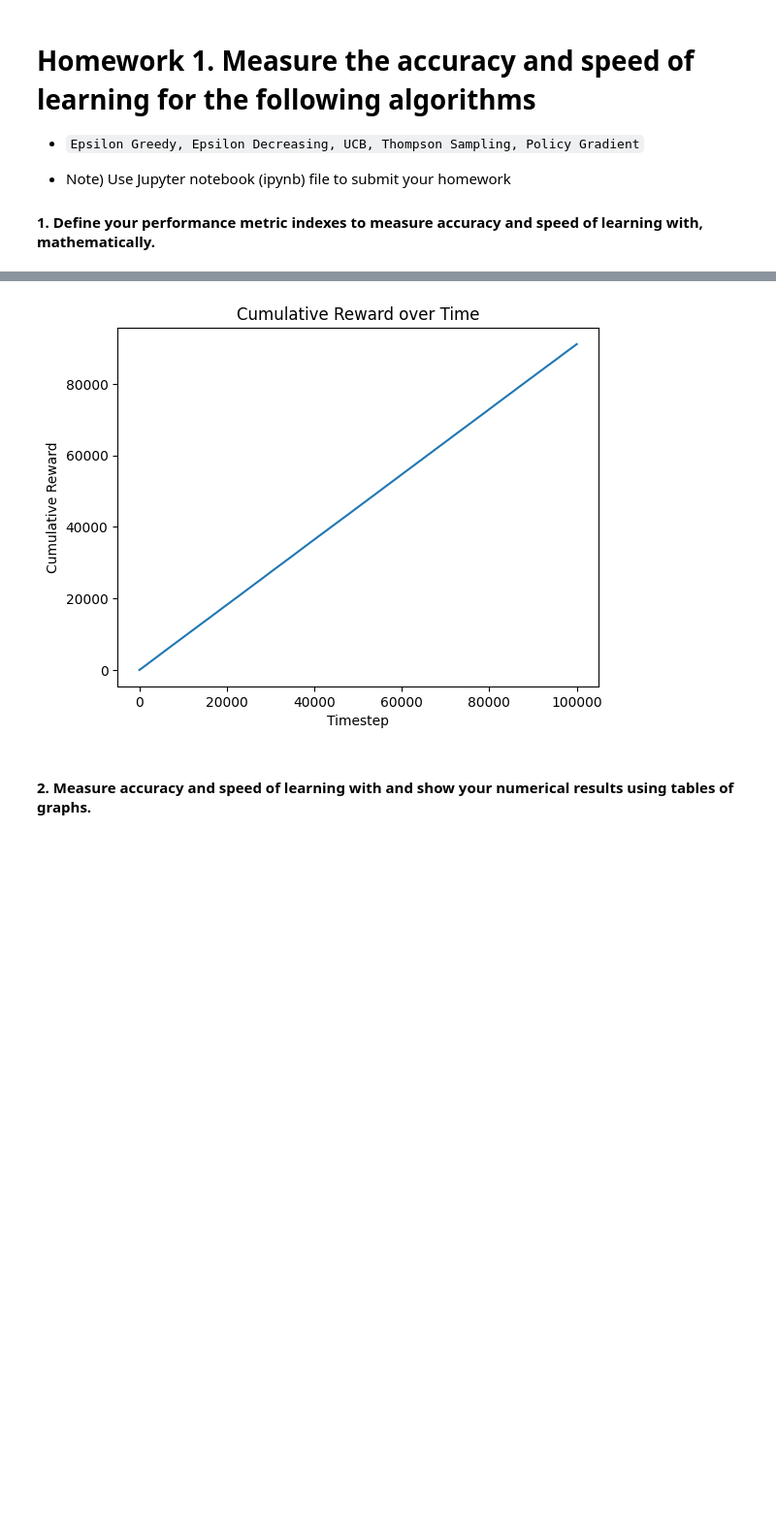
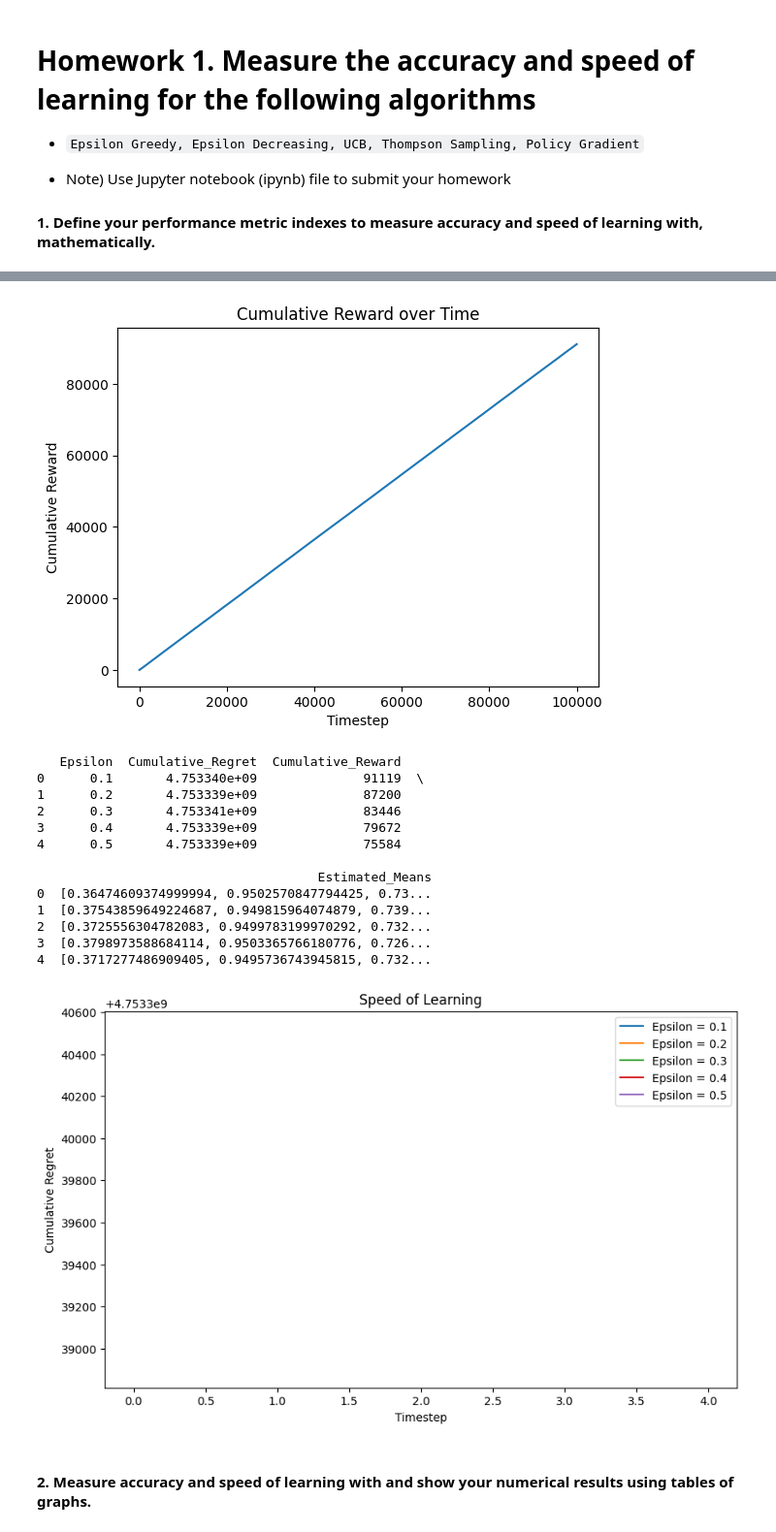
Before and after one commit to bithabib/reinforcement_learning, a Jupyter notebook: Lecture 2 - Homework.ipynb, the cells around one changed output, grey strips where cells are left out. Shown: that part at 97% size. Drawn from its saved outputs; the diff is of its cells as text; code cells hidden in the pictures; blank space fills up the shorter version.

```diff
--- a/Lecture 2 - Homework.ipynb
+++ b/Lecture 2 - Homework.ipynb
@@ -65,35 +65,89 @@ class EpsilonGreedy:
         plt.title('Cumulative Reward over Time')
         plt.show()
 
+    def run_experiment(self, num_arms, true_means, epsilon_values, trials):
+        results = []
+        for epsilon in epsilon_values:
+            agent = EpsilonGreedy(num_arms, epsilon)
+            regrets = []
+            rewards = []
+            estimated_means = []
+
+            for t in range(trials):
+                chosen_arm = agent.choose_arm()
+                reward = np.random.binomial(1, true_means[chosen_arm])
+                agent.update_estimates(chosen_arm, reward)
+                agent.compute_regret(true_means, t + 1)
+
+                regrets.append(agent.regrets[-1])
+                rewards.append(agent.total_reward)
+                estimated_means.append(agent.est_mean_rewards)
+
+            results.append({
+                'Epsilon': epsilon,
+                'Cumulative_Regret': np.sum(regrets),
+                'Cumulative_Reward': agent.total_reward,
+                'Estimated_Means': np.mean(estimated_means, axis=0)
+            })
+        return pd.DataFrame(results)
+
+
+def plot_speed_of_learning(results):
+    plt.figure(figsize=(10, 6))
+    for epsilon, data in results.groupby('Epsilon'):
+        plt.plot(data['Cumulative_Regret'], label=f'Epsilon = {epsilon}')
+    plt.xlabel('Timestep')
+    plt.ylabel('Cumulative Regret')
+    plt.title('Speed of Learning')
+    plt.legend()
+    plt.show()
 
 # Example usage
 np.random.seed(42)
 num_arms = 5
 true_means = np.random.uniform(0, 1, num_arms)
 epsilon = .1
 trials = 100000
 
 
 # Initialize Epsilon Greedy agent
 agent = EpsilonGreedy(num_arms, epsilon)
 
 # Run trials
 for t in range(trials):
     chosen_arm = agent.choose_arm()
     reward = np.random.binomial(1, true_means[chosen_arm])
     agent.update_estimates(chosen_arm, reward)
     agent.compute_regret(true_means, t + 1)
 
 # Plot regret over time
 agent.plot_regret()
 agent.plot_rewards()
 agent.plot_estimated_means()
 agent.plot_cumulative_reward()
+
+results = agent.run_experiment(num_arms, true_means, [.1, .2, .3, .4, .5], trials)
+print(results)
+plot_speed_of_learning(results)
 # %% [output]
 [figure]
 [figure]
 [figure]
 [figure]
+   Epsilon  Cumulative_Regret  Cumulative_Reward
+0      0.1       4.753340e+09              91119  \
+1      0.2       4.753339e+09              87200
+2      0.3       4.753341e+09              83446
+3      0.4       4.753339e+09              79672
+4      0.5       4.753339e+09              75584
+
+                                     Estimated_Means
+0  [0.36474609374999994, 0.9502570847794425, 0.73...
+1  [0.37543859649224687, 0.949815964074879, 0.739...
+2  [0.3725556304782083, 0.9499783199970292, 0.732...
+3  [0.3798973588684114, 0.9503365766180776, 0.726...
+4  [0.3717277486909405, 0.9495736743945815, 0.732...
+[figure, added]
 # %% [markdown]
 
 #### 2. Measure accuracy and speed of learning with and show your numerical results using tables of graphs.
```
Also changed, not shown: 1 other file.
